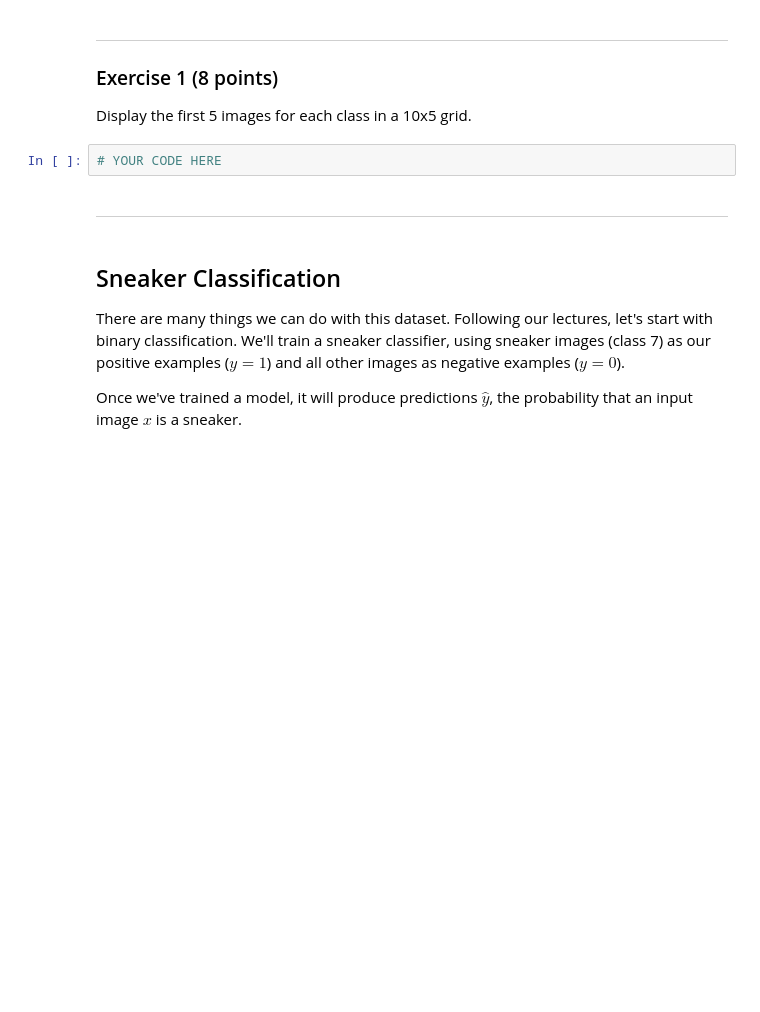
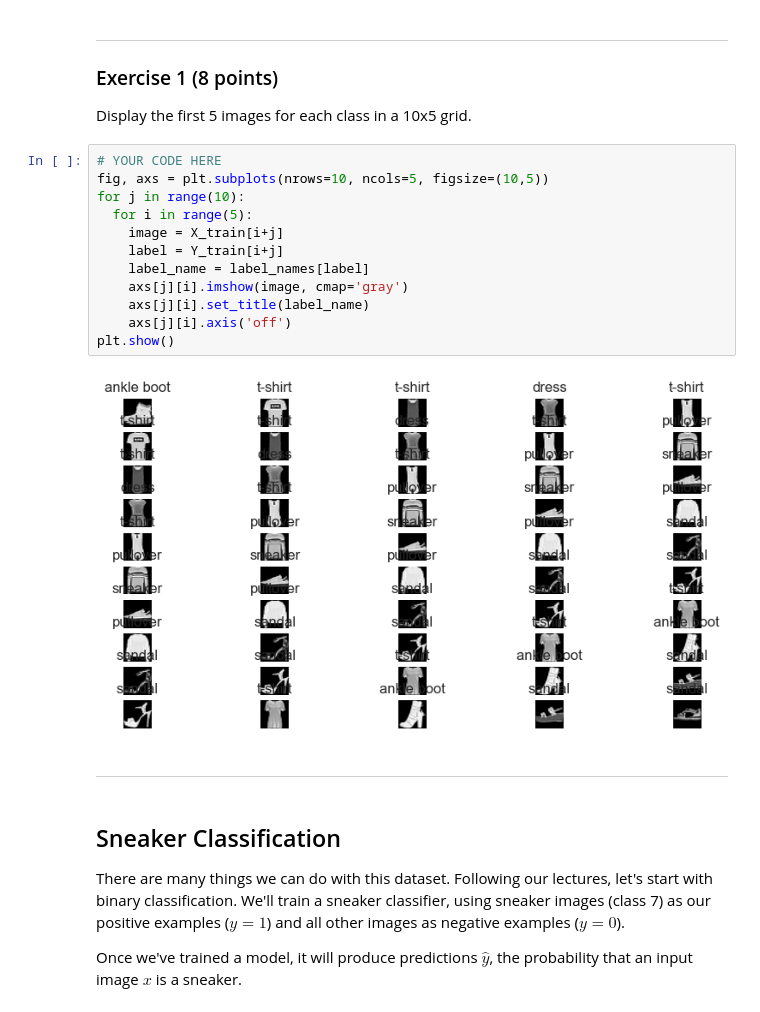
Before and after one commit to ucbahallaou/W207-Fall-2023, a Jupyter notebook: Homeworks/04 Logistic Regression with Tensorflow.ipynb, the cells around one changed output. Drawn from its saved outputs; the diff is of its cells as text; blank space fills up the shorter version.

```diff
--- a/Homeworks/04 Logistic Regression with Tensorflow.ipynb
+++ b/Homeworks/04 Logistic Regression with Tensorflow.ipynb
@@ -96,8 +137,20 @@ plt.show()
 ### Exercise 1 (8 points)
 
 Display the first 5 images for each class in a 10x5 grid.
-# %%
-# YOUR CODE HERE
+# %%
+# YOUR CODE HERE
+fig, axs = plt.subplots(nrows=10, ncols=5, figsize=(10,5))
+for j in range(10):
+  for i in range(5):
+    image = X_train[i+j]
+    label = Y_train[i+j]
+    label_name = label_names[label]
+    axs[j][i].imshow(image, cmap='gray')
+    axs[j][i].set_title(label_name)
+    axs[j][i].axis('off')
+plt.show()
+# %% [output]
+[figure, added]
 # %% [markdown]
 ---
 # %% [markdown]
```
Also changed, not shown: parts of 21 cells of this notebook.
